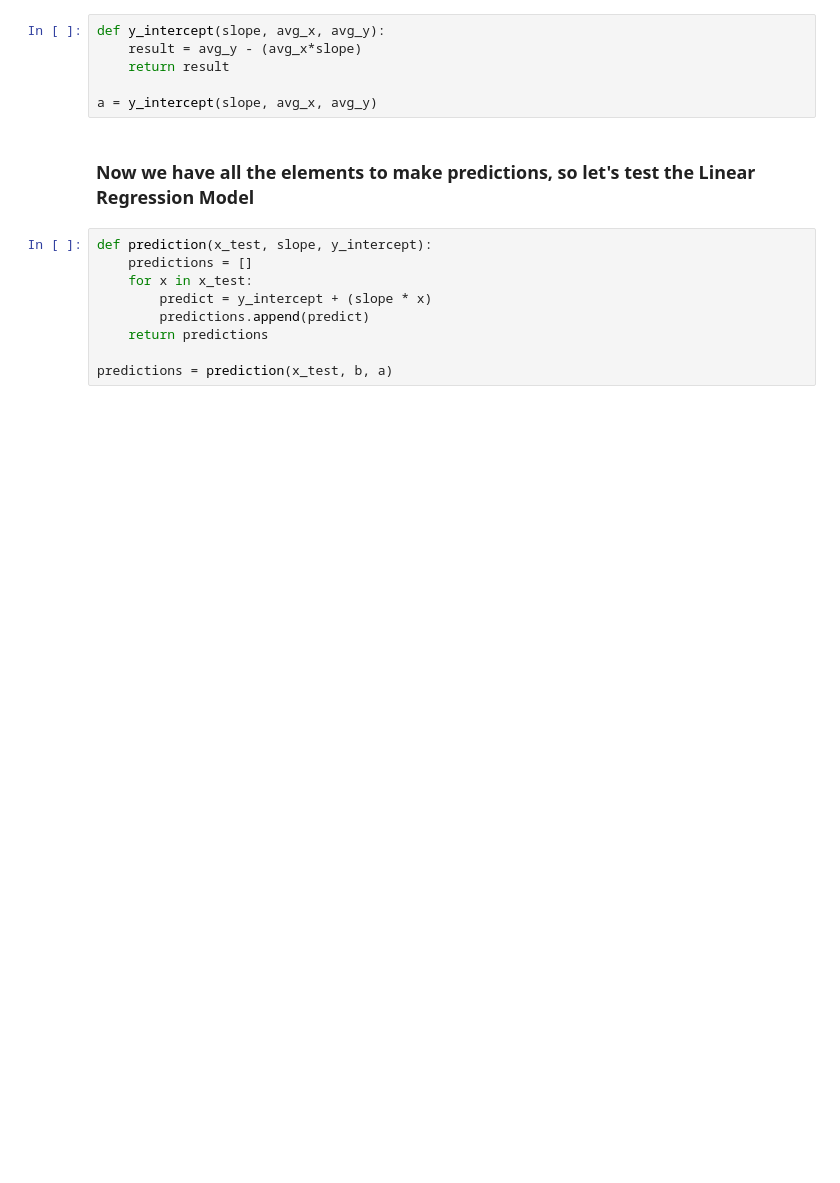
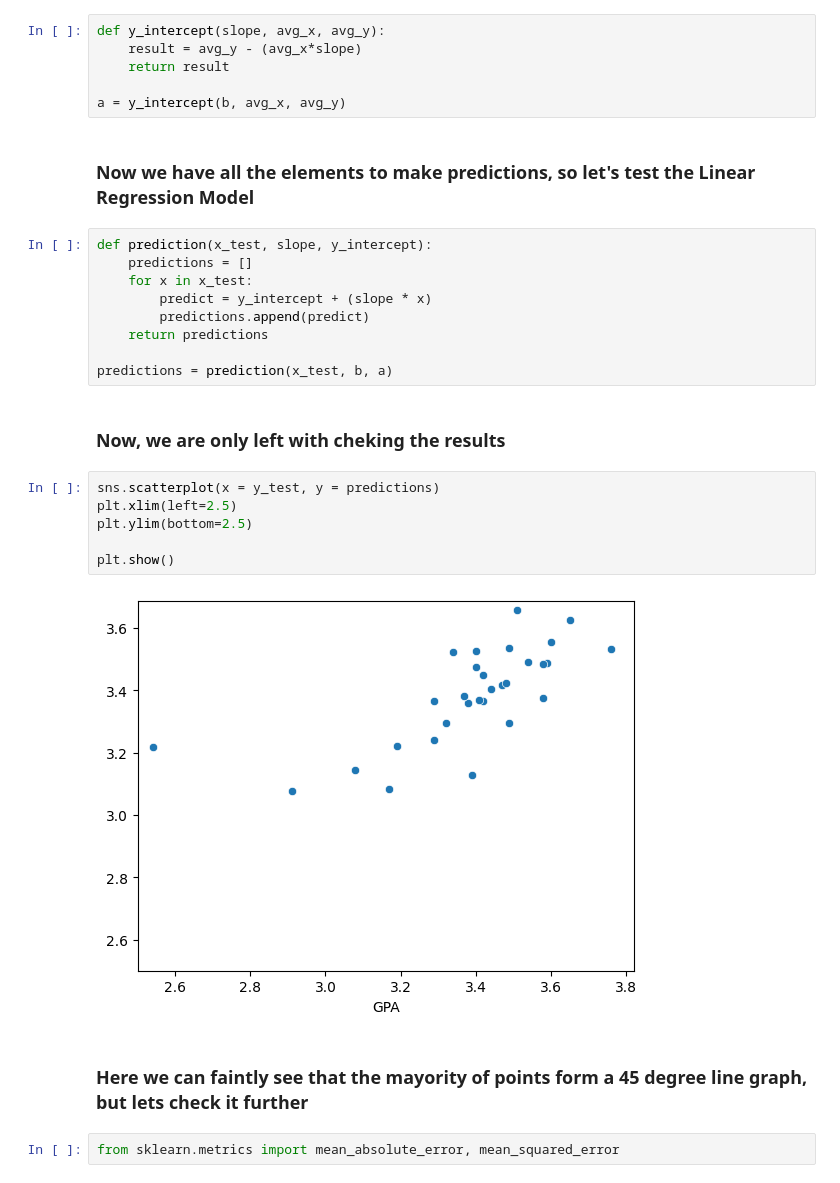
Before and after one commit to EduBottCha/Creating-Linear-Regression-Model, a Jupyter notebook: LR_Model.ipynb, the cells around one changed output. Drawn from its saved outputs; the diff is of its cells as text; blank space fills up the shorter version.

```diff
--- a/LR_Model.ipynb
+++ b/LR_Model.ipynb
@@ -128,7 +128,7 @@ def y_intercept(slope, avg_x, avg_y):
     result = avg_y - (avg_x*slope)
     return result
 
-a = y_intercept(slope, avg_x, avg_y)
+a = y_intercept(b, avg_x, avg_y)
 # %% [markdown]
 ### Now we have all the elements to make predictions, so let's test the Linear Regression Model
 # %%
@@ -140,3 +140,17 @@ def prediction(x_test, slope, y_intercept):
     return predictions
 
 predictions = prediction(x_test, b, a)
+# %% [markdown]
+### Now, we are only left with cheking the results
+# %%
+sns.scatterplot(x = y_test, y = predictions)
+plt.xlim(left=2.5)
+plt.ylim(bottom=2.5)
+
+plt.show()
+# %% [output]
+[figure, added]
+# %% [markdown]
+### Here we can faintly see that the mayority of points form a 45 degree line graph, but lets check it further
+# %%
+from sklearn.metrics import mean_absolute_error, mean_squared_error
```
Also changed, not shown: parts of 7 cells of this notebook.
